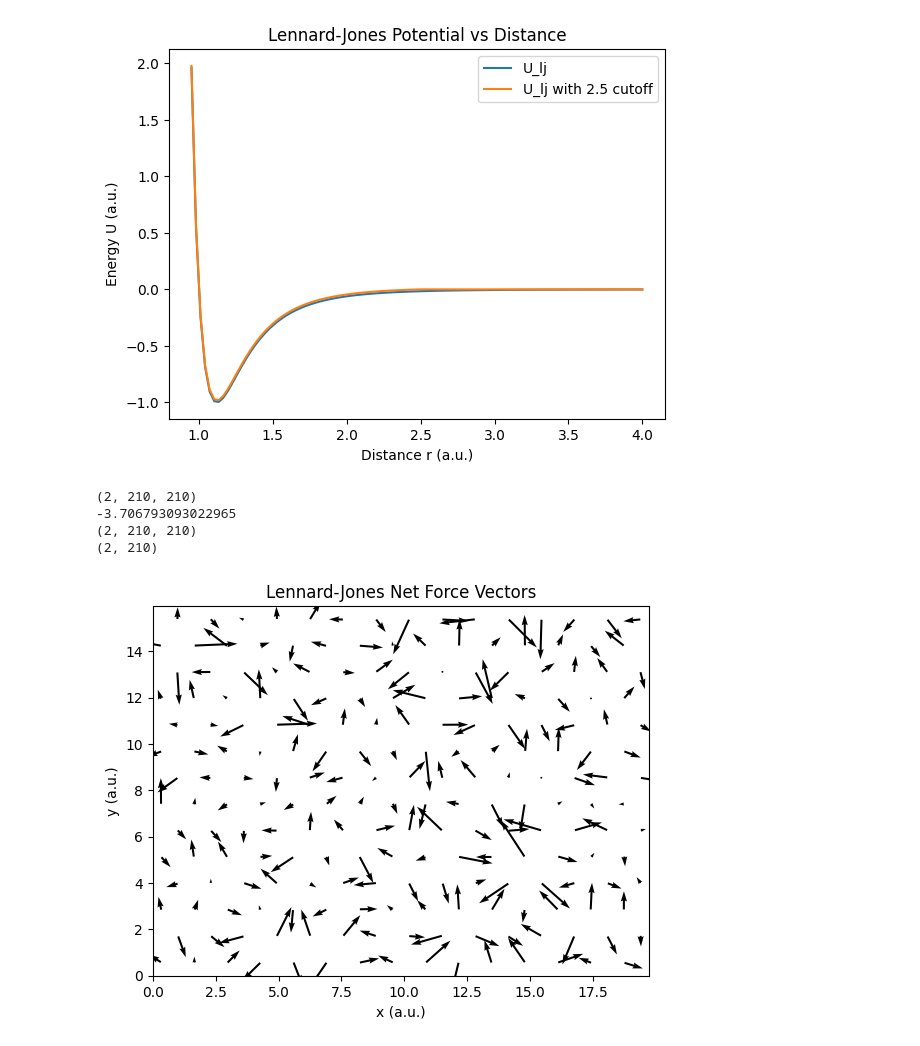
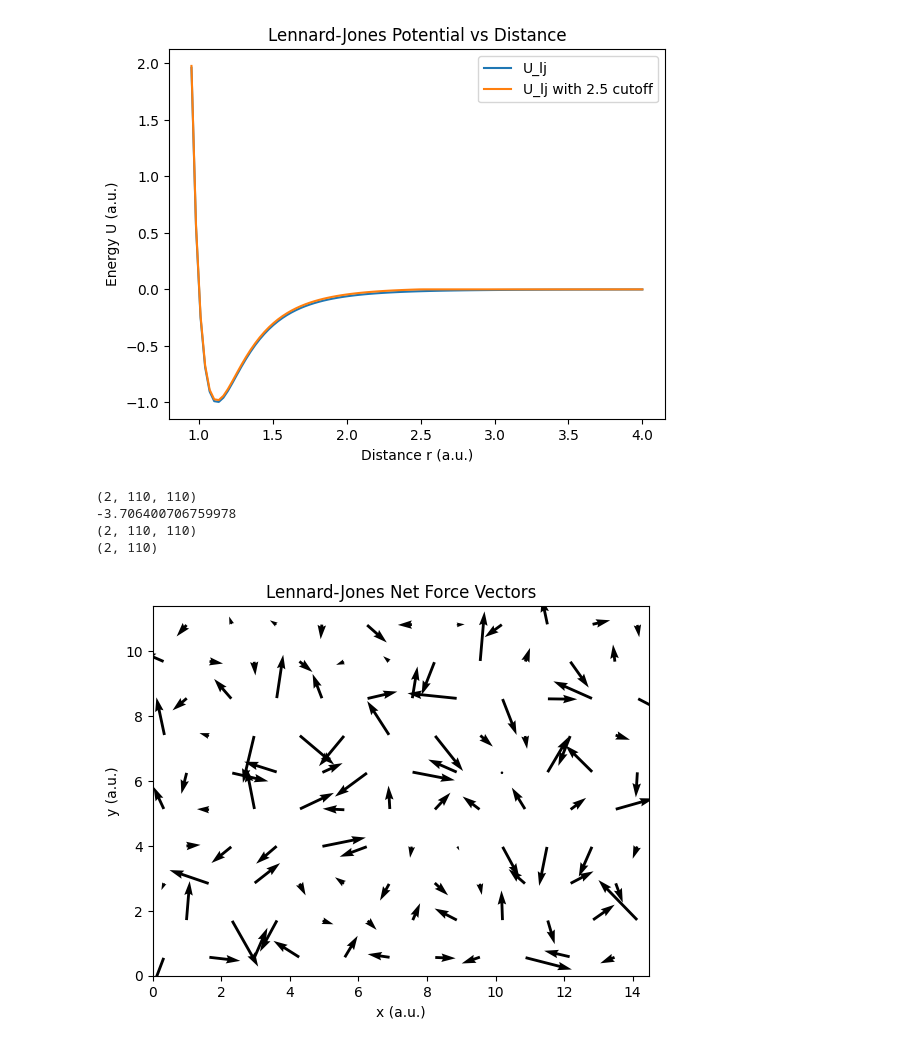
Before and after one commit to julius-clegg/Molecular-Dynamics-Simulation, a Jupyter notebook: PHYS2020 Project.ipynb, the cells around one changed output. Drawn from its saved outputs; the diff is of its cells as text; code cells hidden in the pictures.

```diff
--- a/PHYS2020 Project.ipynb
+++ b/PHYS2020 Project.ipynb
@@ -24,7 +24,7 @@ $$
 rng = np.random.default_rng(seed=102)
 
 X_U_MIN = 2**(1/6)*1
-N_L = 15
+N_L = 10
 # N = N_L*N_L
 DIM = 2
 
@@ -40,12 +40,13 @@ def generate_square_lattice(den,n):
     # convert matrices of x and y positions to vectors of x and y positions, and return
     l_wrap = n*step, n*step
     r = np.vstack(list(map(np.concatenate,rmat)))
-    N = len(r)
+    N = len(r[0])
     return r, l_wrap, N
 
 def generate_triangular_lattice(den,n):
     step = (np.sqrt(3)/2 / den) ** .5
     # generate matrices of lattice coordinates
+    n += (n+1)%2
     rmat = np.array(np.meshgrid(np.arange(0,n),np.arange(0,n-1)),dtype=float)
     rmat[0] += 1/4
     rmat[1] += 1/2
@@ -76,6 +77,6 @@ plt.ylim(0, L[1])
 plt.xlabel("x (a.u.)")
 plt.ylabel("y (a.u.)")
 plt.gca().set_aspect('equal')
-plt.scatter(*r)
+plt.scatter(*r, s=2)
 plt.show()
 # %% [output]
@@ -158,7 +159,7 @@ def pair_displacements_1D(x):
 
 def pair_displacements(r): # scuffed implmentation, will change later?
     return np.array([
-        (L[i]/2+pair_displacements_1D(x))%L[i]-L[i]/2
+        (s[i]/2+pair_displacements_1D(x))%s[i]-s[i]/2
         for i,x in enumerate(r)
     ])
 
@@ -168,7 +169,7 @@ def magnitudes(v):
 def pair_distances(r):
     return magnitudes(pair_displacements(r))
 
-displacements = pair_displacements(r)
+displacements = pair_displacements(r*L)
 print(displacements.shape)
 
 diag_mask = np.identity(N,dtype=int)==1
@@ -195,40 +196,40 @@ def plot_each_arrow(r,A,color=None):
         angles="xy", scale=1, scale_units="xy")
 # plot_each_arrow(r,lj_forces,magnitudes(lj_forces))
 # plt.show()
 
 # plt.title("Displacement Vectors")
 # plt.xlabel("x (a.u.)")
 # plt.ylabel("y (a.u.)")
 # plot_each_arrow(r,displacements,magnitudes(displacements))
 # plt.show()
 
 # plt.title("Lennard-Jones Force Vectors")
 # plt.xlim(0, L)
 # plt.ylim(0, L)
 # plt.xlabel("x (a.u.)")
 # plt.ylabel("y (a.u.)")
 # plot_each_arrow(
 #     r,
 #     lj_forces / magnitudes(lj_forces),
 #     np.clip(magnitudes(lj_forces),0,1),
 # )
 # plt.colorbar()
 # plt.text(L*0.1,L*0.1, "Forces are clipped with upper bound 1")
 # plt.show()
 
 plt.title("Lennard-Jones Net Force Vectors")
-plt.xlim(0, L[0])
-plt.ylim(0, L[1])
+plt.xlim(0, s[0])
+plt.ylim(0, s[1])
 plt.xlabel("x (a.u.)")
 plt.ylabel("y (a.u.)")
 plt.quiver(*r, *F_net, angles="xy", )
 plt.show()
 # %% [output]
-(2, 210, 210)
--3.706793093022965
-(2, 210, 210)
-(2, 210)
+(2, 110, 110)
+-3.706400706759978
+(2, 110, 110)
+(2, 110)
-[figure, old version]
+[figure, new version]
 # %%
 class System():
     def __init__(self, r0, v0, L, dim, N, steps, dt, T_target=None):
```
Also changed, not shown: parts of 6 cells of this notebook, 1 other file.
